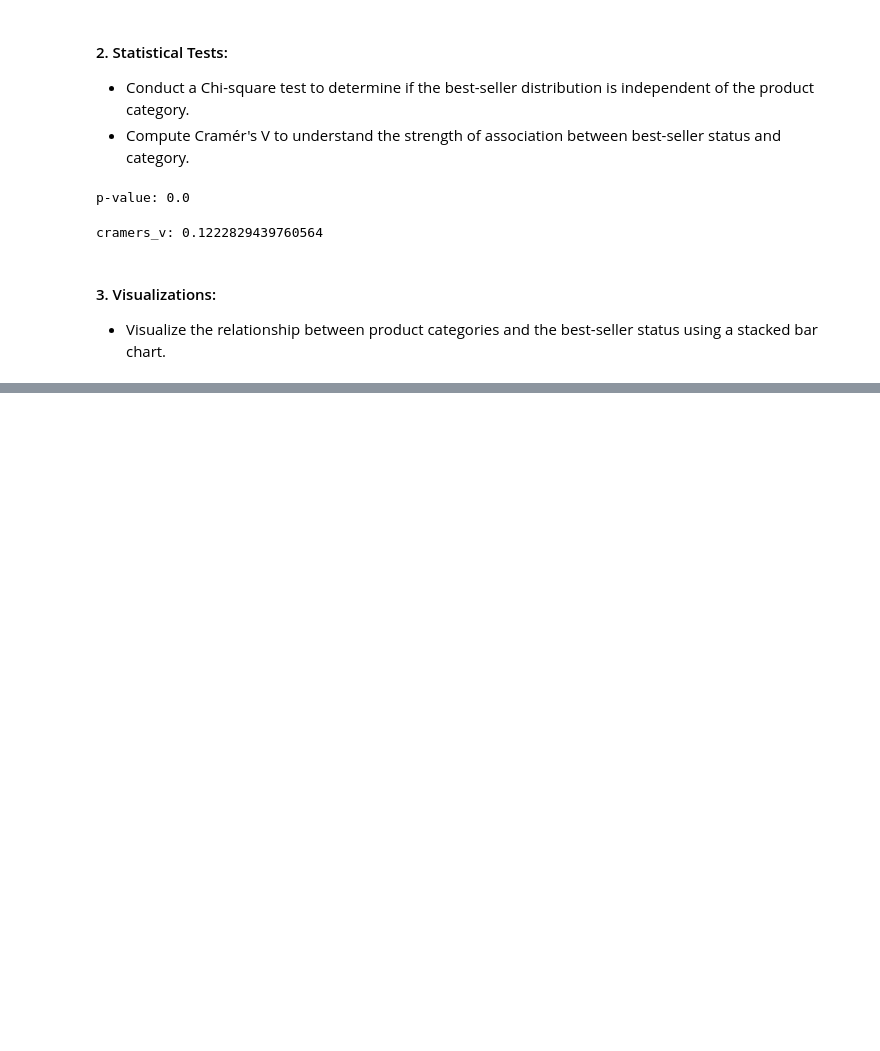
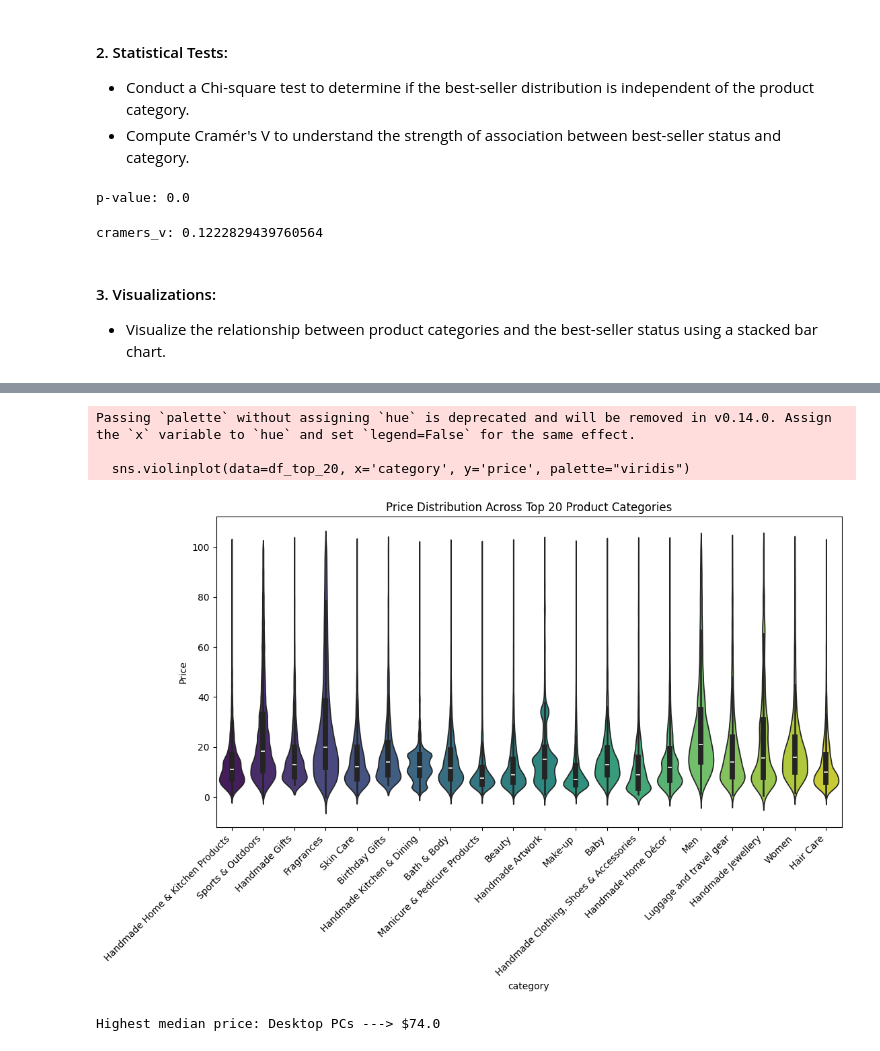
Before and after one commit to nicolasstephan/lab-eda-bivariate, a Jupyter notebook: main.ipynb, the cells around one changed output, grey strips where cells are left out. Saved outputs shown, nothing was run; the diff lists cells and outputs as text; code cells hidden in the pictures; blank space fills up the shorter version.

```diff
--- a/main.ipynb
+++ b/main.ipynb
@@ -147,0 +208,33 @@ plt.show()
+# %%
+
+top_20_categories = df_filtered['category'].value_counts().nlargest(20).index
+
+# top 20
+df_top_20 = df_filtered[df_filtered['category'].isin(top_20_categories)]
+
+# violin plot
+plt.figure(figsize=(12, 6))
+sns.violinplot(data=df_top_20, x='category', y='price', palette="viridis")
+plt.xticks(rotation=45, ha='right')
+plt.ylabel("Price")
+plt.title("Price Distribution Across Top 20 Product Categories")
+
+plt.show()
+# %% [output]
+Passing `palette` without assigning `hue` is deprecated and will be removed in v0.14.0. Assign the `x` variable to `hue` and set `legend=False` for the same effect.
+
+  sns.violinplot(data=df_top_20, x='category', y='price', palette="viridis")
+[figure, added]
+# %%
+
+
+# median price per category
+category_median_prices = df_filtered.groupby('category')['price'].median()
+
+# category with the highest median price
+highest_median_category = category_median_prices.idxmax()
+highest_median_price = category_median_prices.max()
+
+print(f"Highest median price: {highest_median_category} ---> ${highest_median_price}")
+# %% [output]
+Highest median price: Desktop PCs ---> $74.0
```
Also changed, not shown: parts of 26 cells of this notebook.
